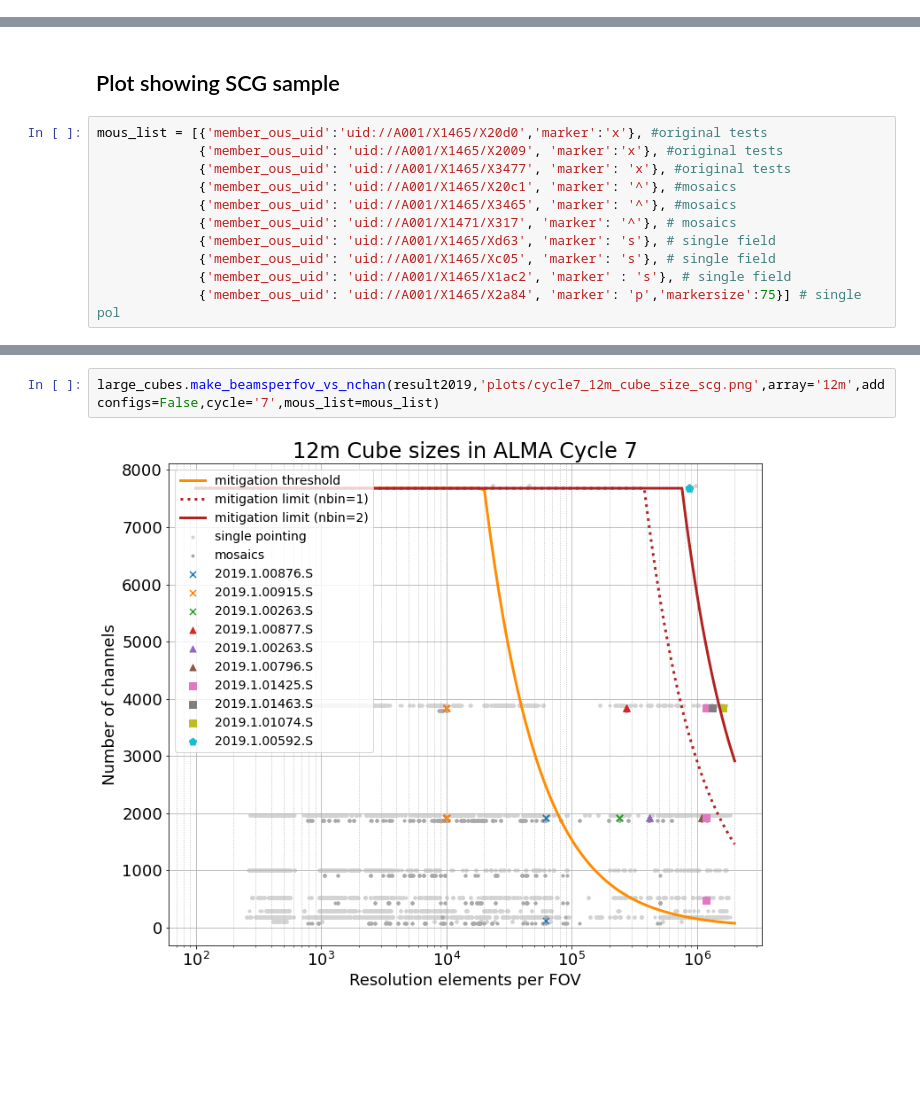
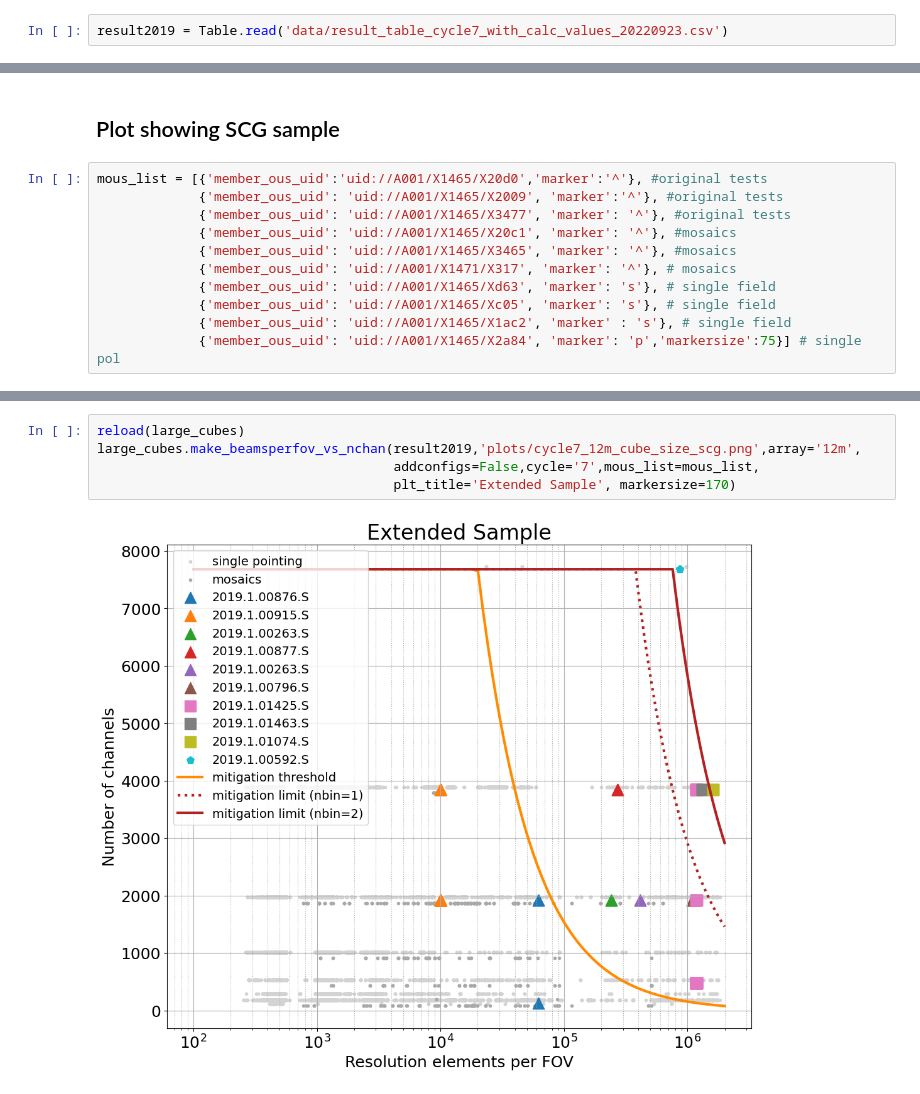
Before and after one commit to aakepley/big-cubes, a Jupyter notebook: largeCube_search_v2.ipynb, the cells around one changed output, grey strips where cells are left out. Drawn from its saved outputs; the diff is of its cells as text; blank space fills up the shorter version.

```diff
--- a/largeCube_search_v2.ipynb
+++ b/largeCube_search_v2.ipynb
@@ -43,0 +46,2 @@ large_cubes.munge_archive_info(result2021,'data/result_table_cycle8_with_calc_va
+# %%
+result2019 = Table.read('data/result_table_cycle7_with_calc_values_20220923.csv')
@@ -62,9 +68,9 @@ large_cubes.make_beamsperfov_vs_nchan(result2021, 'plots/cycle8_7m_cube_size.png
 # %% [markdown]
 ## Plot showing SCG sample
 # %%
-mous_list = [{'member_ous_uid':'uid://A001/X1465/X20d0','marker':'x'}, #original tests
-             {'member_ous_uid': 'uid://A001/X1465/X2009', 'marker':'x'}, #original tests
-             {'member_ous_uid': 'uid://A001/X1465/X3477', 'marker': 'x'}, #original tests
+mous_list = [{'member_ous_uid':'uid://A001/X1465/X20d0','marker':'^'}, #original tests
+             {'member_ous_uid': 'uid://A001/X1465/X2009', 'marker':'^'}, #original tests
+             {'member_ous_uid': 'uid://A001/X1465/X3477', 'marker': '^'}, #original tests
              {'member_ous_uid': 'uid://A001/X1465/X20c1', 'marker': '^'}, #mosaics
              {'member_ous_uid': 'uid://A001/X1465/X3465', 'marker': '^'}, #mosaics
              {'member_ous_uid': 'uid://A001/X1471/X317', 'marker': '^'}, # mosaics
@@ -75,4 +113,7 @@ mous_list = [{'member_ous_uid':'uid://A001/X1465/X20d0','marker':'x'}, #original
 # %%
-large_cubes.make_beamsperfov_vs_nchan(result2019,'plots/cycle7_12m_cube_size_scg.png',array='12m',addconfigs=False,cycle='7',mous_list=mous_list)
+reload(large_cubes)
+large_cubes.make_beamsperfov_vs_nchan(result2019,'plots/cycle7_12m_cube_size_scg.png',array='12m',
+                                      addconfigs=False,cycle='7',mous_list=mous_list,
+                                      plt_title='Extended Sample', markersize=170)
 # %% [output]
-[figure, old version]
+[figure, new version]
```
Also changed, not shown: parts of 13 cells of this notebook, 8 other files.
